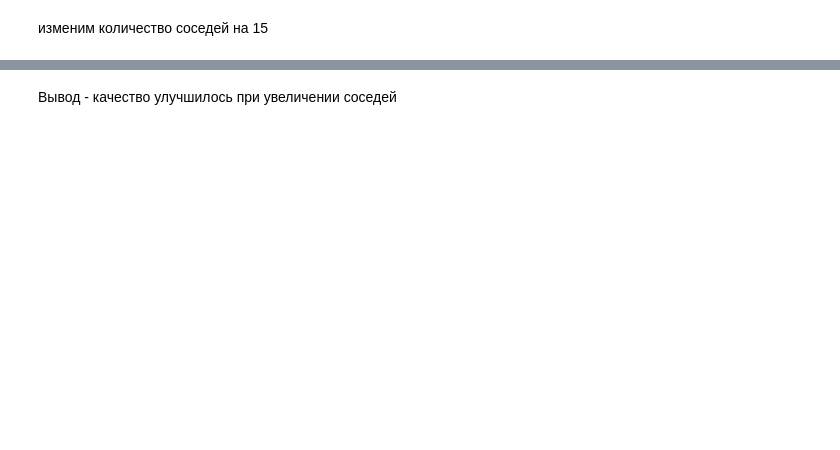
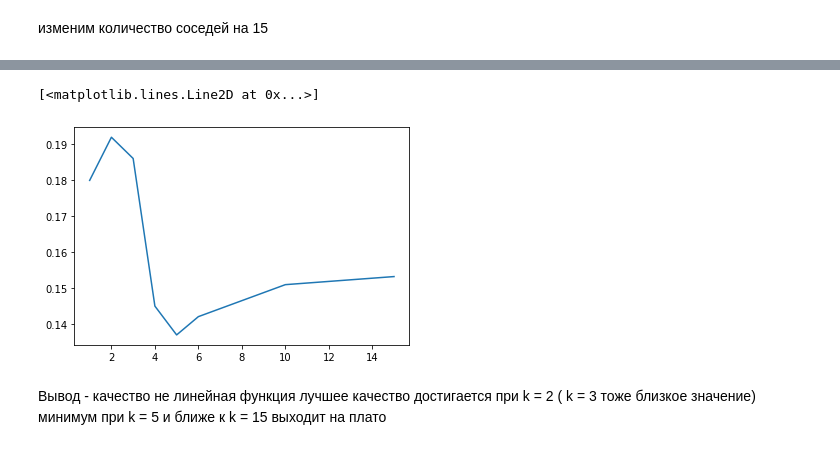
Before and after one commit to lilyababina/rekomen_sist, a Jupyter notebook: hw_webinar_2.ipynb, the cells around one changed output, grey strips where cells are left out. Drawn from its saved outputs; the diff is of its cells as text; code cells hidden in the pictures; blank space fills up the shorter version.

```diff
--- a/hw_webinar_2.ipynb
+++ b/hw_webinar_2.ipynb
@@ -477,4 +606,11 @@ print('средний precision_at_k для itemitem_k15 {}'.format(g))
 средний precision_at_k для itemitem_k10 0.1509304603330069
 средний precision_at_k для itemitem_k15 0.15318315377081293
-# %% [markdown]
-Вывод - качество улучшилось при увеличении соседей
+# %%
+plt.plot([1, 2, 3, 4, 5, 6, 10, 15], [n, m, l, h, e, k, f, g ])
+# %% [output]
+[<matplotlib.lines.Line2D at 0x...>]
+[figure, added]
+# %% [markdown]
+Вывод - качество не линейная функция
+лучшее качество достигается при k = 2 ( k = 3 тоже близкое значение)
+минимум при k = 5 и ближе к k = 15 выходит на плато
```
Also changed, not shown: parts of 24 cells of this notebook.
